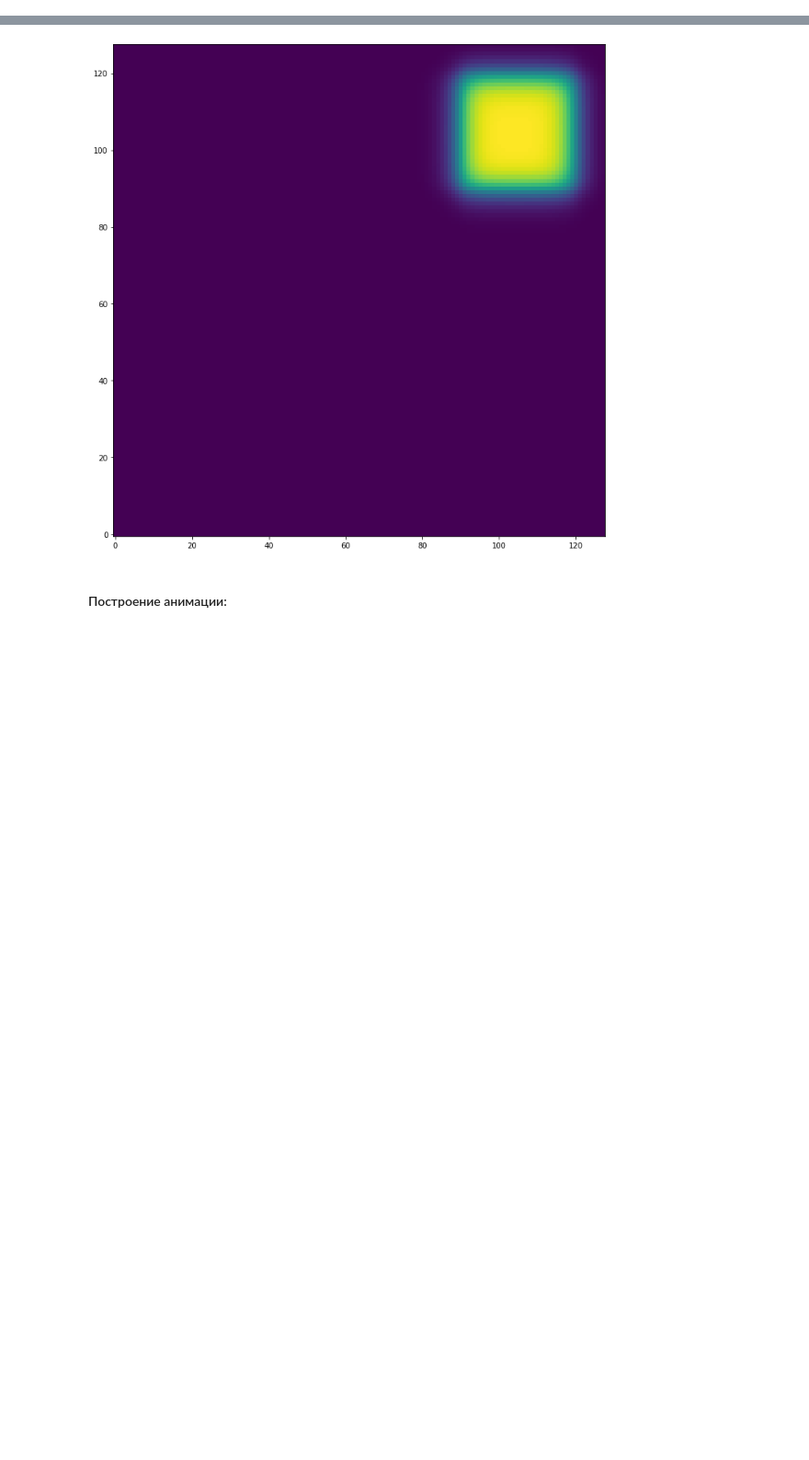
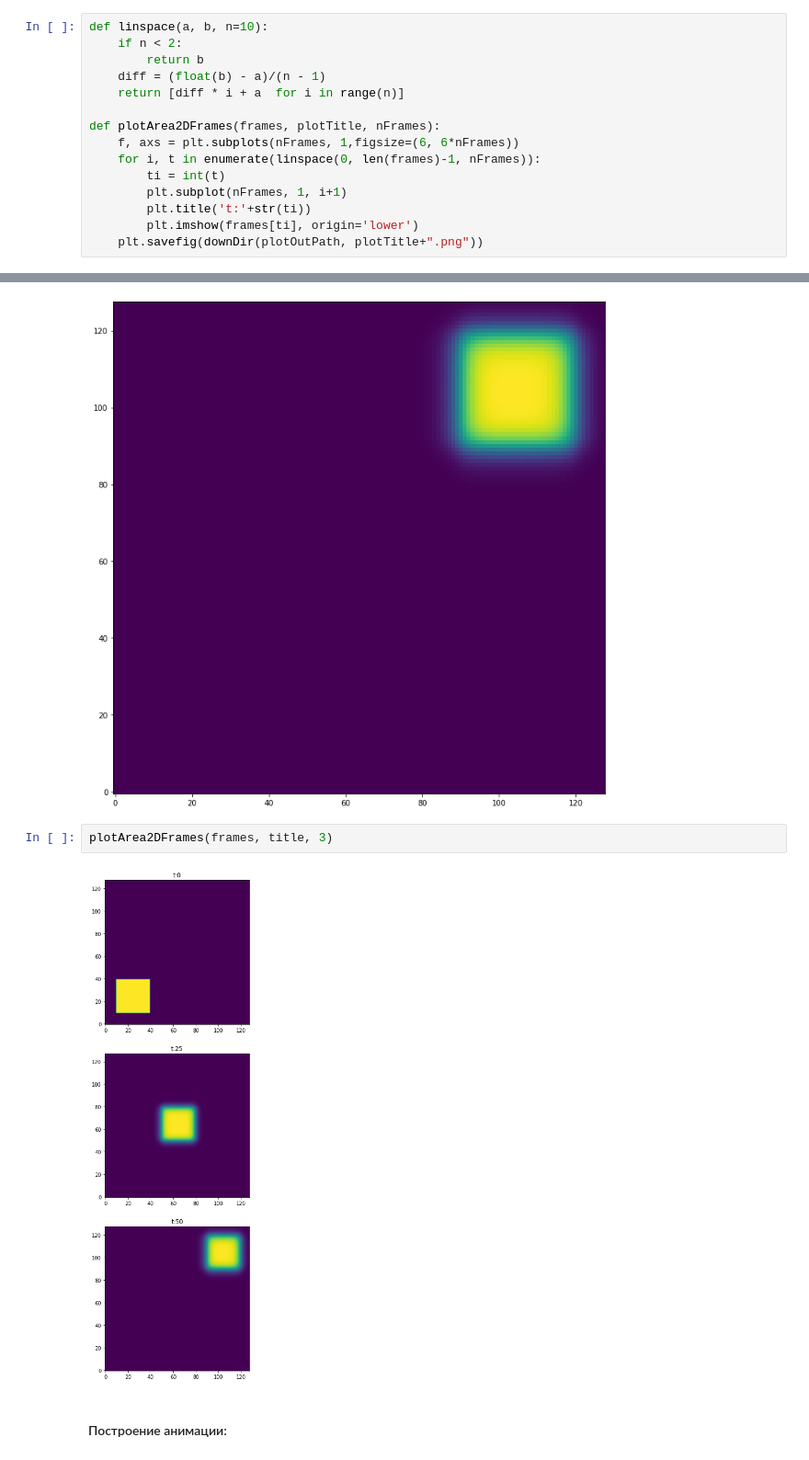
Before and after one commit to GSench/DigitalGeometry, a Jupyter notebook: Programs/DGVisualization/JupyterResearch/TransportEquation2DVisualizer.ipynb, the cells around one changed output, grey strips where cells are left out. Shown at 92% size. Saved outputs shown, nothing was run; the diff lists cells and outputs as text; blank space fills up the shorter version.

Commit message:
Multiple frames on single image

```diff
--- a/Programs/DGVisualization/JupyterResearch/TransportEquation2DVisualizer.ipynb
+++ b/Programs/DGVisualization/JupyterResearch/TransportEquation2DVisualizer.ipynb
@@ -59,6 +59,21 @@ def plotArea2D(frame, plotTitle):
     fig = plt.figure(figsize=(12, 12))
     plt.imshow(frame, origin='lower')
     plt.savefig(downDir(plotOutPath, plotTitle+".png"))
+# %%
+def linspace(a, b, n=10):
+    if n < 2:
+        return b
+    diff = (float(b) - a)/(n - 1)
+    return [diff * i + a  for i in range(n)]
+
+def plotArea2DFrames(frames, plotTitle, nFrames):
+    f, axs = plt.subplots(nFrames, 1,figsize=(6, 6*nFrames))
+    for i, t in enumerate(linspace(0, len(frames)-1, nFrames)):
+        ti = int(t)
+        plt.subplot(nFrames, 1, i+1)
+        plt.title('t:'+str(ti))
+        plt.imshow(frames[ti], origin='lower')
+    plt.savefig(downDir(plotOutPath, plotTitle+".png"))
 # %% [markdown]
 ## Построение анимации
 # %%
@@ -122,6 +137,10 @@ for t in range(0, len(frames), 10):
 [figure]
 [figure]
 [figure]
+# %%
+plotArea2DFrames(frames, title, 3)
+# %% [output]
+[figure, added]
 # %% [markdown]
 #### Построение анимации:
 # %%
```
Also changed, not shown: parts of 1 cell of this notebook.
